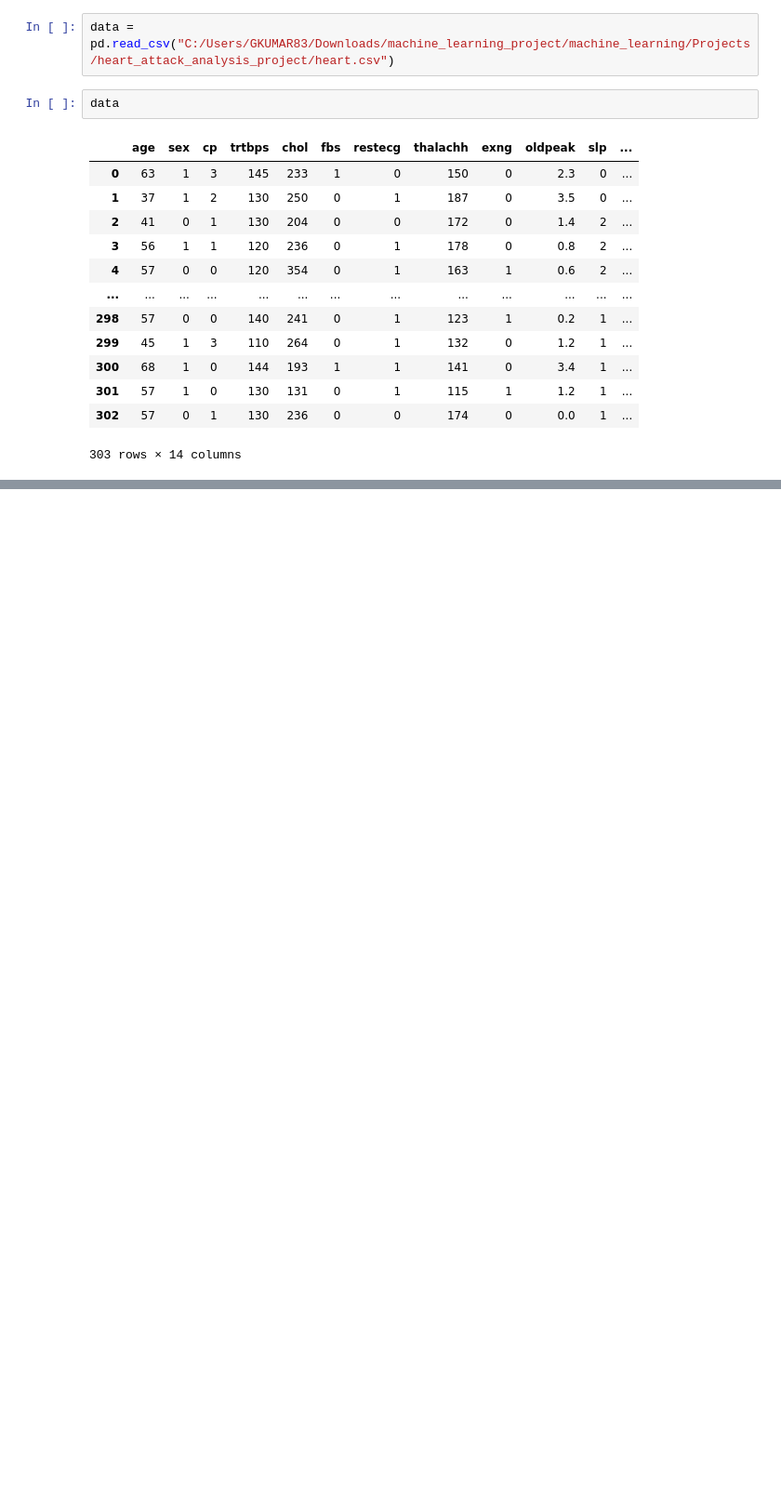
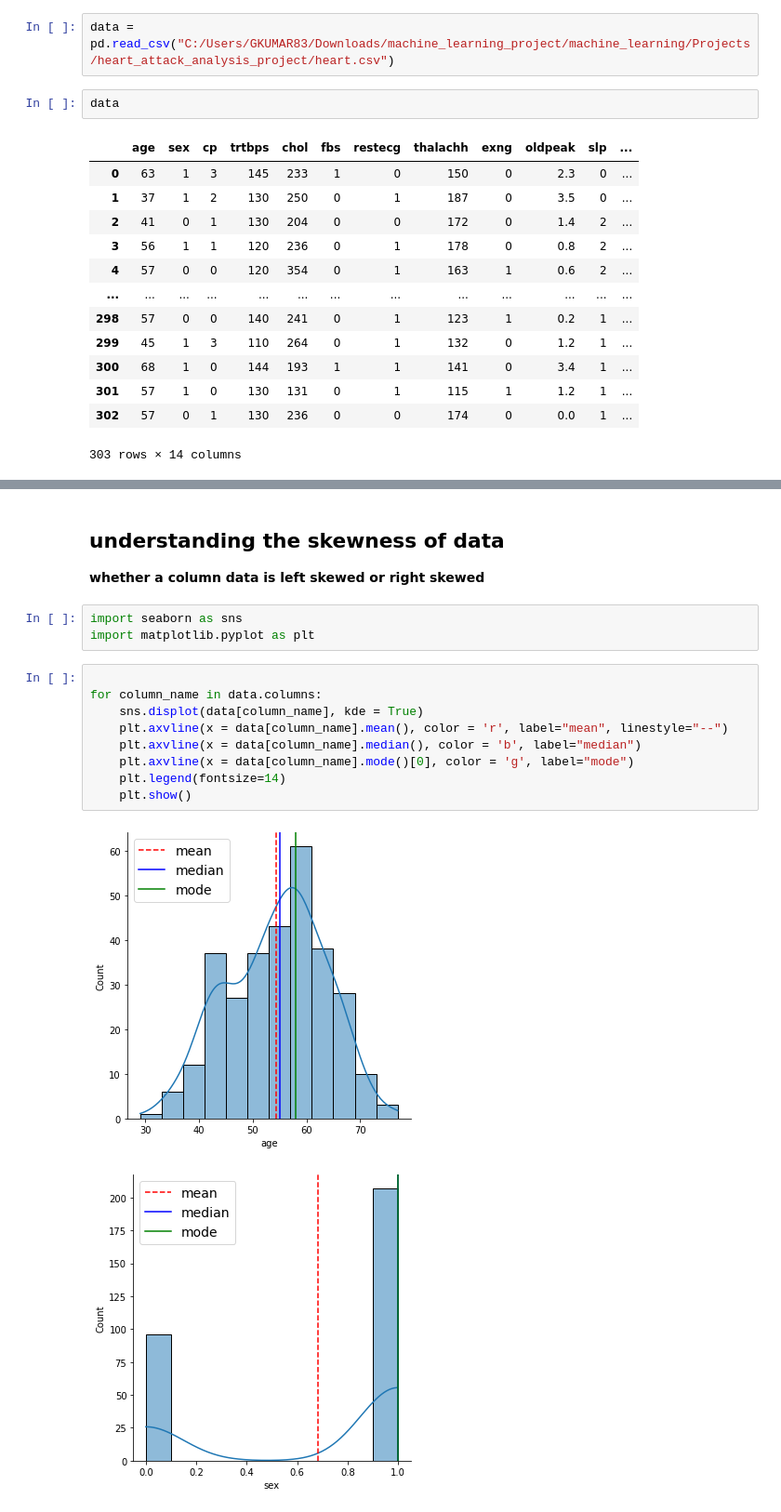
Before and after one commit to kumargautam02/machine_learning, a Jupyter notebook: Projects/heart_attack_analysis_project/main.ipynb, the cells around one changed output, grey strips where cells are left out. Shown at 93% size. Drawn from its saved outputs; the diff is of its cells as text; blank space fills up the shorter version.

```diff
--- a/Projects/heart_attack_analysis_project/main.ipynb
+++ b/Projects/heart_attack_analysis_project/main.ipynb
@@ -52,0 +111,18 @@ data
+# %% [markdown]
+## understanding the skewness of data
+**whether a column data is left skewed or right skewed**
+# %%
+import seaborn as sns
+import matplotlib.pyplot as plt
+# %%
+
+for column_name in data.columns:
+    sns.displot(data[column_name], kde = True)
+    plt.axvline(x = data[column_name].mean(), color = 'r', label="mean", linestyle="--")
+    plt.axvline(x = data[column_name].median(), color = 'b', label="median")
+    plt.axvline(x = data[column_name].mode()[0], color = 'g', label="mode")
+    plt.legend(fontsize=14)
+    plt.show()
+# %% [output]
+[figure, added]
+[figure, added]
```
Also changed, not shown: parts of 6 cells of this notebook, 1 other file.
